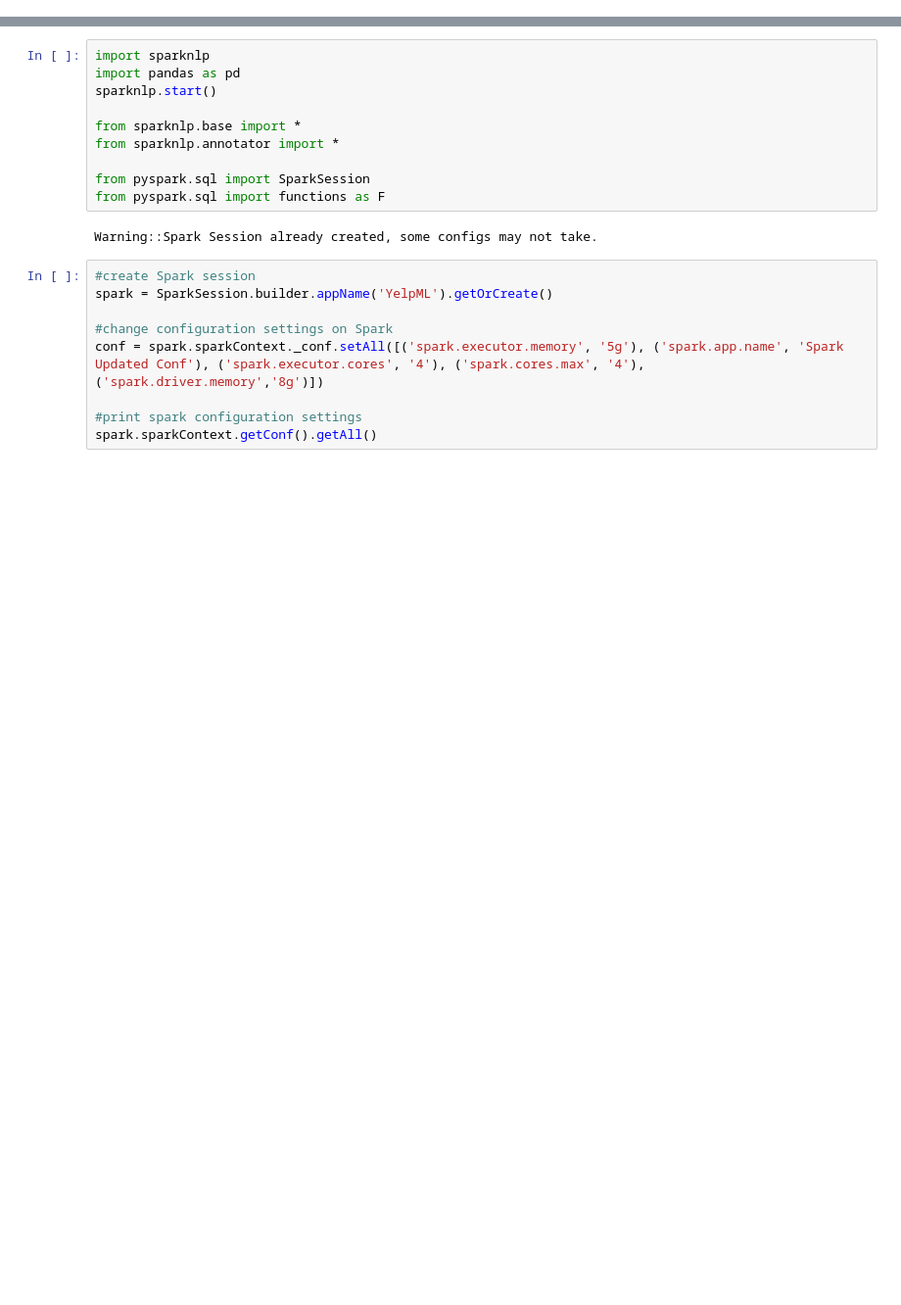
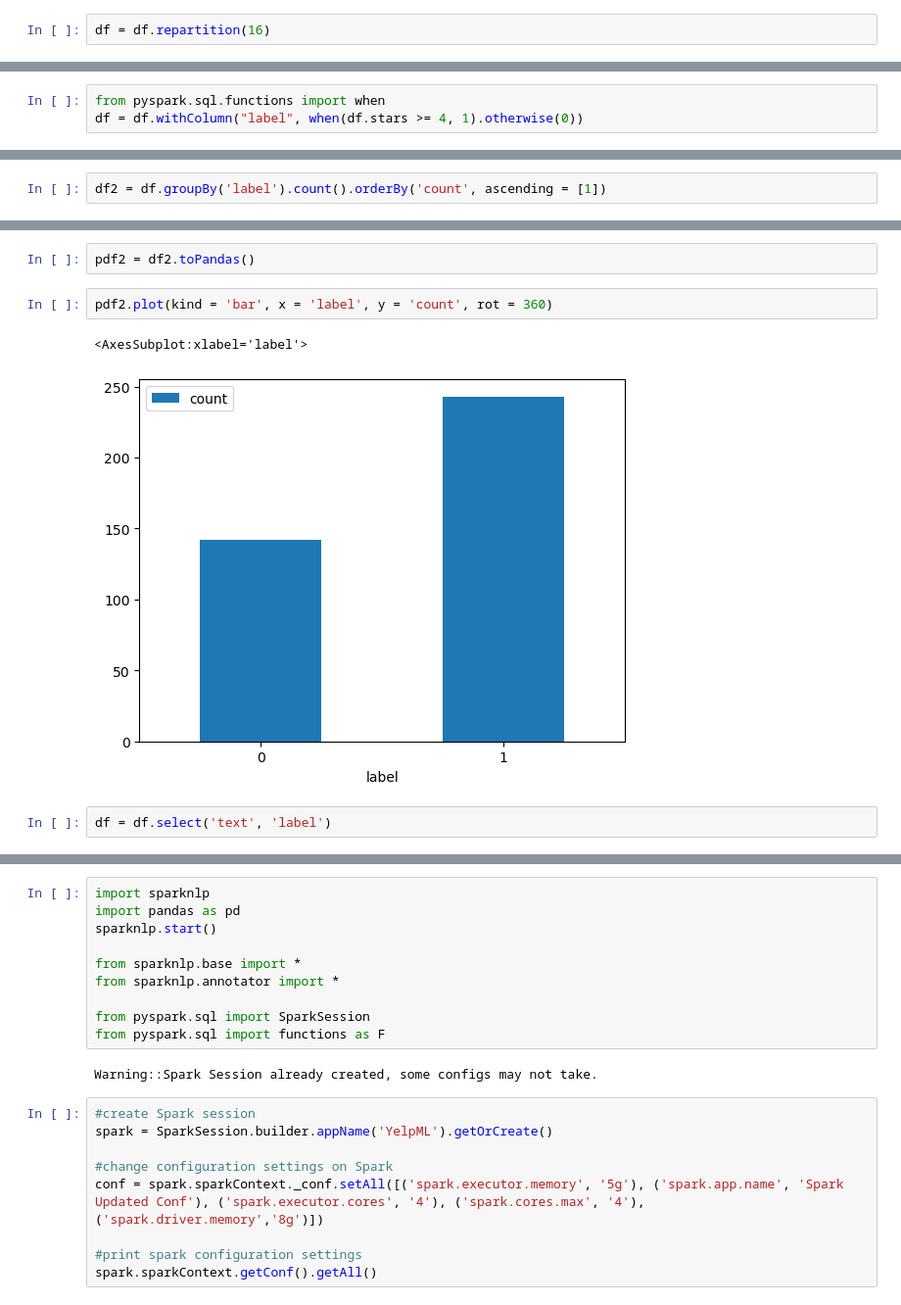
Before and after one commit to sdingx/bdp_summer23, a Jupyter notebook: NLP.ipynb, the cells around one changed output, grey strips where cells are left out. Shown: that part at 98% size. Cells and saved outputs as stored; diff of their text form; blank space fills up the shorter version.

```diff
--- a/NLP.ipynb
+++ b/NLP.ipynb
@@ -5,0 +201,2 @@
+# %%
+df = df.repartition(16)
@@ -5,0 +231,3 @@
+# %%
+from pyspark.sql.functions import when
+df = df.withColumn("label", when(df.stars >= 4, 1).otherwise(0))
@@ -5,0 +247,2 @@
+# %%
+df2 = df.groupBy('label').count().orderBy('count', ascending = [1])
@@ -5,0 +259,9 @@
+# %%
+pdf2 = df2.toPandas()
+# %%
+pdf2.plot(kind = 'bar', x = 'label', y = 'count', rot = 360)
+# %% [output]
+<AxesSubplot:xlabel='label'>
+[figure, added]
+# %%
+df = df.select('text', 'label')
```
Also changed, not shown: parts of 60 cells of this notebook.
